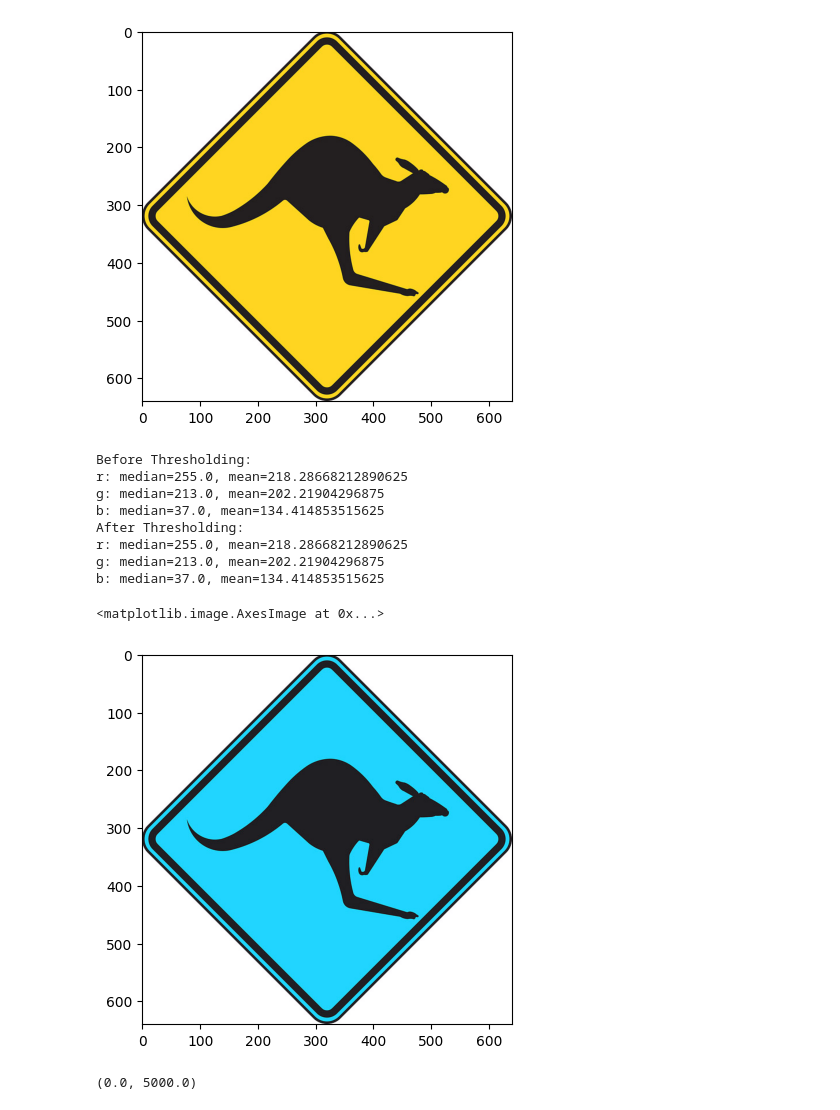
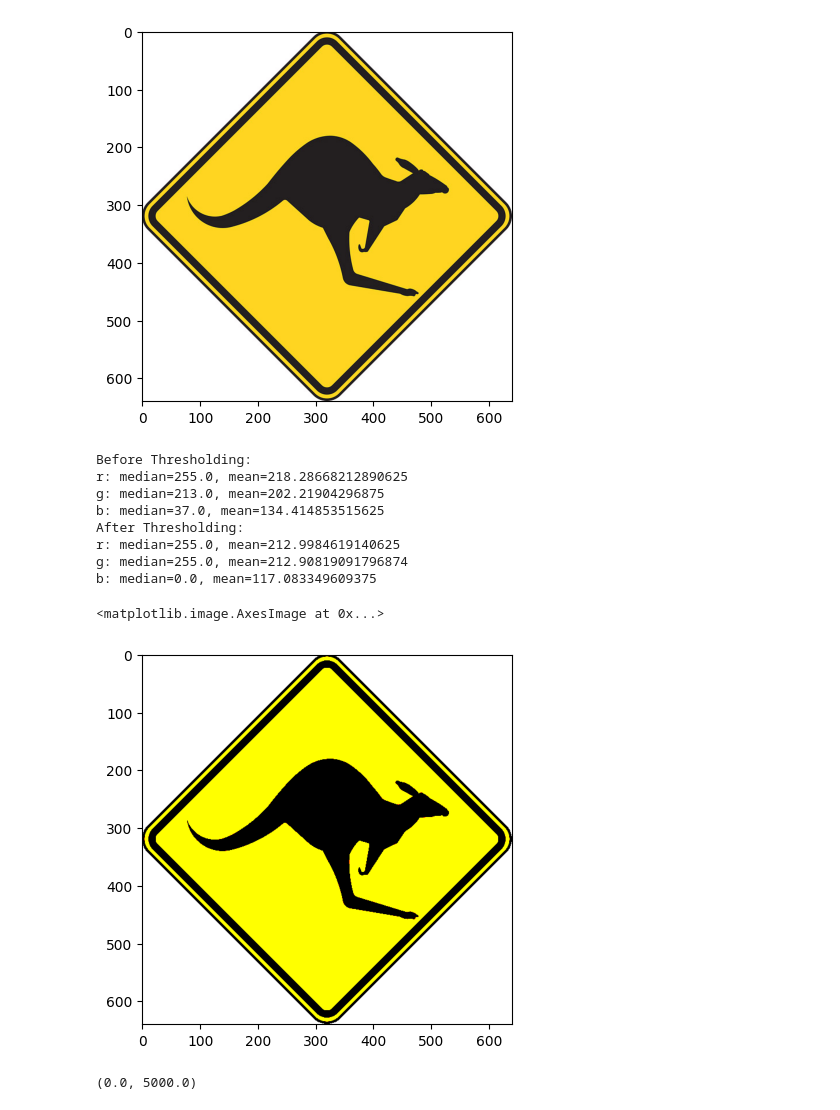
Before and after one commit to kurtgrothe/opencv, a Jupyter notebook: courses/1-mastering-opencv-with-python/modules/2-basic-img-operations/code/2-thresholding.ipynb, the cells around one changed output. Drawn from its saved outputs; the diff is of its cells as text; code cells hidden in the pictures.

```diff
--- a/courses/1-mastering-opencv-with-python/modules/2-basic-img-operations/code/2-thresholding.ipynb
+++ b/courses/1-mastering-opencv-with-python/modules/2-basic-img-operations/code/2-thresholding.ipynb
@@ -38,41 +38,41 @@ ax.imshow(img)
 # %%
 min = 126
 max = 255
 
 r,g,b = cv2.split(img)
 
 r_thresh = r.copy()
 g_thresh = g.copy()
 b_thresh = b.copy()
 
 print("Before Thresholding:")
 print(f"r: median={np.median(r)}, mean={np.mean(r)}")
 print(f"g: median={np.median(g)}, mean={np.mean(g)}")
 print(f"b: median={np.median(b)}, mean={np.mean(b)}")
 
 _, r_thresh = cv2.threshold(r, min, max, cv2.THRESH_BINARY)
 _, g_thresh = cv2.threshold(g, min, max, cv2.THRESH_BINARY)
 _, b_thresh = cv2.threshold(b, min, max, cv2.THRESH_BINARY)
 
-merged = cv2.merge([r, g, b])
+merged = cv2.merge([r_thresh, g_thresh, b_thresh])
 
 print("After Thresholding:")
-print(f"r: median={np.median(r)}, mean={np.mean(r)}")
-print(f"g: median={np.median(g)}, mean={np.mean(g)}")
-print(f"b: median={np.median(b)}, mean={np.mean(b)}")
+print(f"r: median={np.median(r_thresh)}, mean={np.mean(r_thresh)}")
+print(f"g: median={np.median(g_thresh)}, mean={np.mean(g_thresh)}")
+print(f"b: median={np.median(b_thresh)}, mean={np.mean(b_thresh)}")
 
-plt.imshow(merged[:,:,::-1])
+plt.imshow(merged)
 # %% [output]
 Before Thresholding:
 r: median=255.0, mean=218.28668212890625
 g: median=213.0, mean=202.21904296875
 b: median=37.0, mean=134.414853515625
 After Thresholding:
-r: median=255.0, mean=218.28668212890625
-g: median=213.0, mean=202.21904296875
-b: median=37.0, mean=134.414853515625
+r: median=255.0, mean=212.9984619140625
+g: median=255.0, mean=212.90819091796874
+b: median=0.0, mean=117.083349609375
 <matplotlib.image.AxesImage at 0x...>
-[figure, old version]
+[figure, new version]
 # %%
 fig, ax = plt.subplots(2, 3, figsize=(15, 10))
 ylim = [0, 5000]
```
